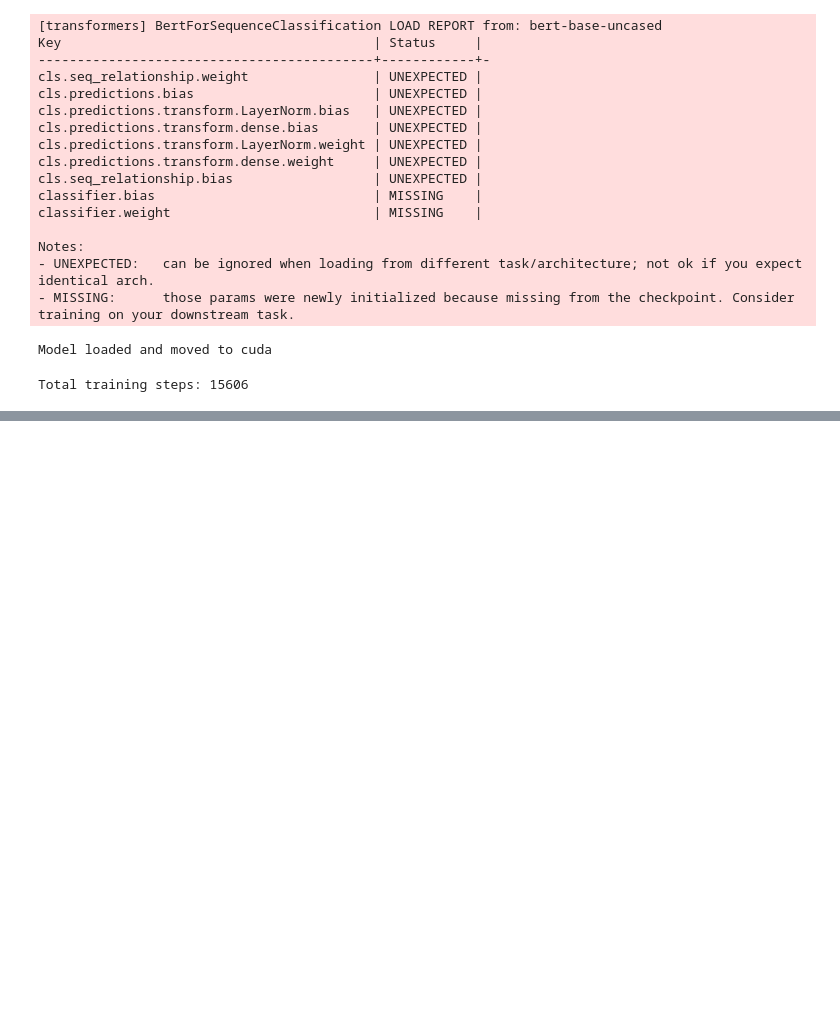
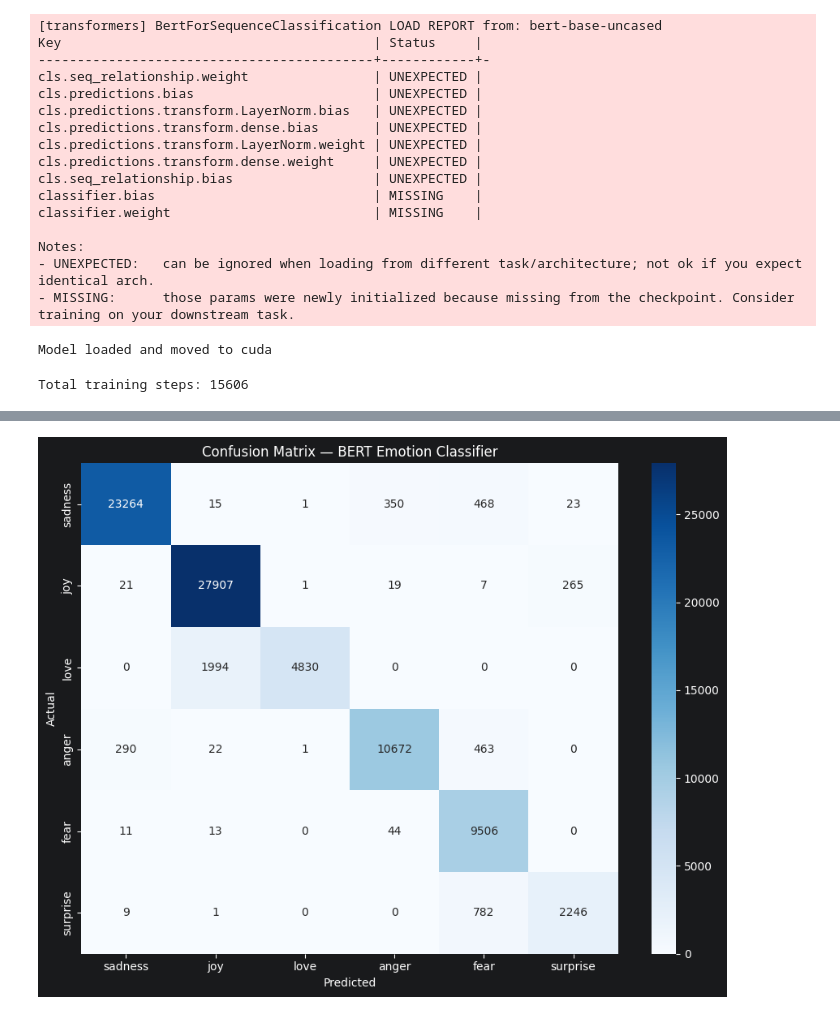
Before and after one commit to PS222407/ai, a Jupyter notebook: fakenews/emotion_classifier_bert.ipynb, the cells around one changed output, grey strips where cells are left out. Saved outputs shown, nothing was run; the diff lists cells and outputs as text; code cells hidden in the pictures; blank space fills up the shorter version.

```diff
--- a/fakenews/emotion_classifier_bert.ipynb
+++ b/fakenews/emotion_classifier_bert.ipynb
@@ -298,24 +319,26 @@ print('\nClassification Report:\n',
 # %%
 from sklearn.metrics import confusion_matrix
 import seaborn as sns
 import matplotlib.pyplot as plt
 
 cm = confusion_matrix(y_test_eval, y_pred)
 
 plt.figure(figsize=(9, 7))
 sns.heatmap(
     cm,
     annot=True,
     fmt='d',
     cmap='Blues',
     xticklabels=emotion_names,
     yticklabels=emotion_names
 )
-plt.title('Confusion Matrix — BERT Emotion Classifier')
+plt.title('Confusion Matrix - BERT Emotion Classifier')
 plt.xlabel('Predicted')
 plt.ylabel('Actual')
 plt.tight_layout()
 plt.show()
+# %% [output]
+[figure, added]
 # %%
 model_save_path = f'emotion_bert_model_acc_{accuracy * 100:.2f}%'
 model.save_pretrained(model_save_path)
```
Also changed, not shown: parts of 4 cells of this notebook, 7 other files.
